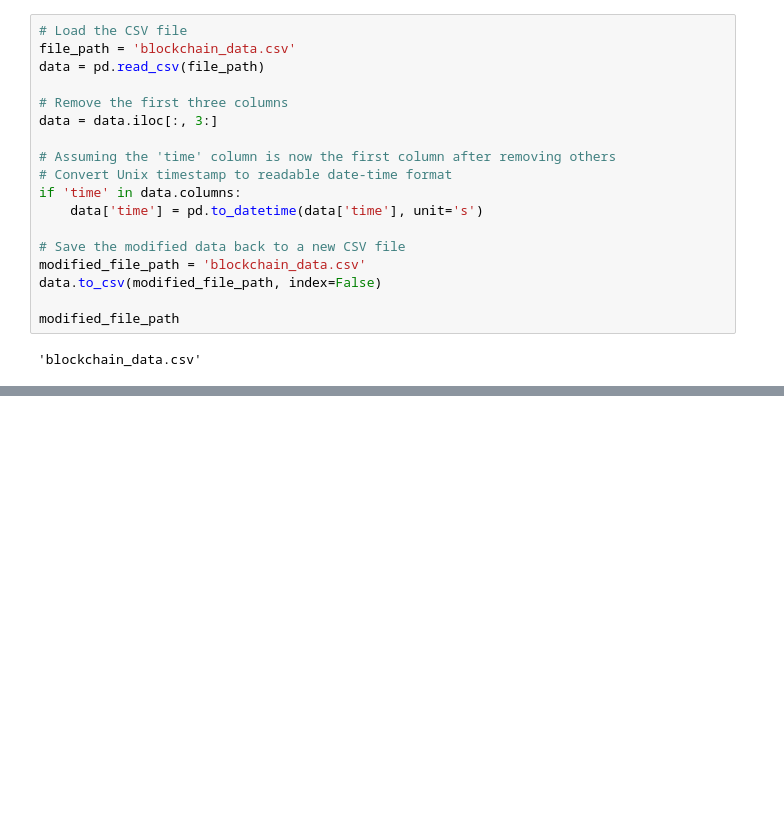
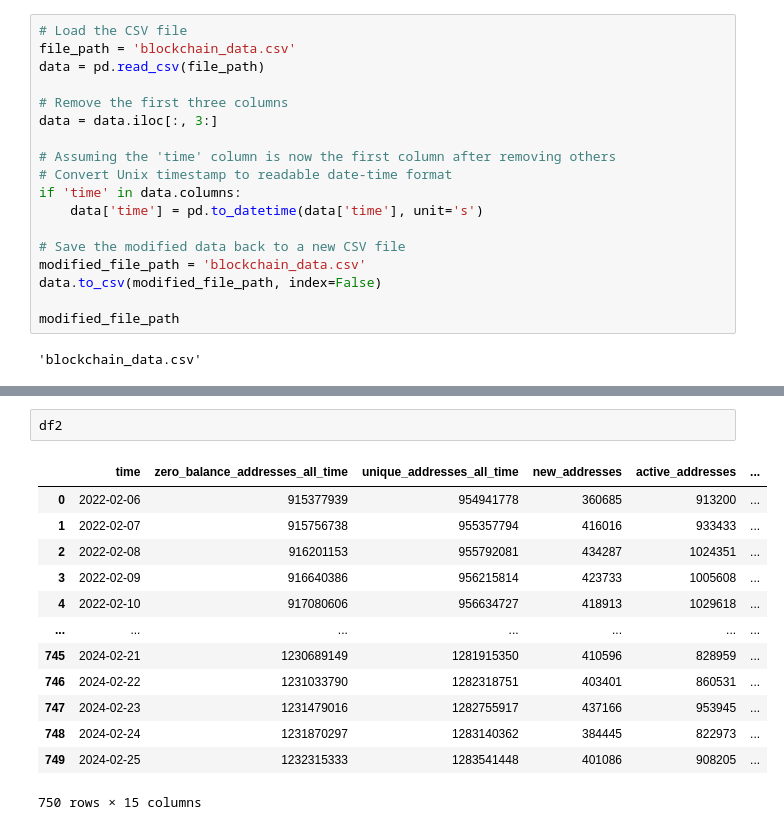
Before and after one commit to SkyTong/BTCpred, a Jupyter notebook: volume/data/raw/Blockchain_info/Blockchain_data.ipynb, the cells around one changed output, grey strips where cells are left out. Saved outputs shown, nothing was run; the diff lists cells and outputs as text; blank space fills up the shorter version.

```diff
--- a/volume/data/raw/Blockchain_info/Blockchain_data.ipynb
+++ b/volume/data/raw/Blockchain_info/Blockchain_data.ipynb
@@ -404,0 +532,16 @@ SyntaxError: invalid syntax (517458755.py, line 7)
+# %%
+df2
+# %% [output]
+|  | time | zero_balance_addresses_all_time | unique_addresses_all_time | new_addresses | active_addresses | ... |
+| 0 | 2022-02-06 | 915377939 | 954941778 | 360685 | 913200 | ... |
+| 1 | 2022-02-07 | 915756738 | 955357794 | 416016 | 933433 | ... |
+| 2 | 2022-02-08 | 916201153 | 955792081 | 434287 | 1024351 | ... |
+| 3 | 2022-02-09 | 916640386 | 956215814 | 423733 | 1005608 | ... |
+| 4 | 2022-02-10 | 917080606 | 956634727 | 418913 | 1029618 | ... |
+| ... | ... | ... | ... | ... | ... | ... |
+| 745 | 2024-02-21 | 1230689149 | 1281915350 | 410596 | 828959 | ... |
+| 746 | 2024-02-22 | 1231033790 | 1282318751 | 403401 | 860531 | ... |
+| 747 | 2024-02-23 | 1231479016 | 1282755917 | 437166 | 953945 | ... |
+| 748 | 2024-02-24 | 1231870297 | 1283140362 | 384445 | 822973 | ... |
+| 749 | 2024-02-25 | 1232315333 | 1283541448 | 401086 | 908205 | ... |
+750 rows × 15 columns
```
Also changed, not shown: parts of 18 cells of this notebook, 30 other files.
